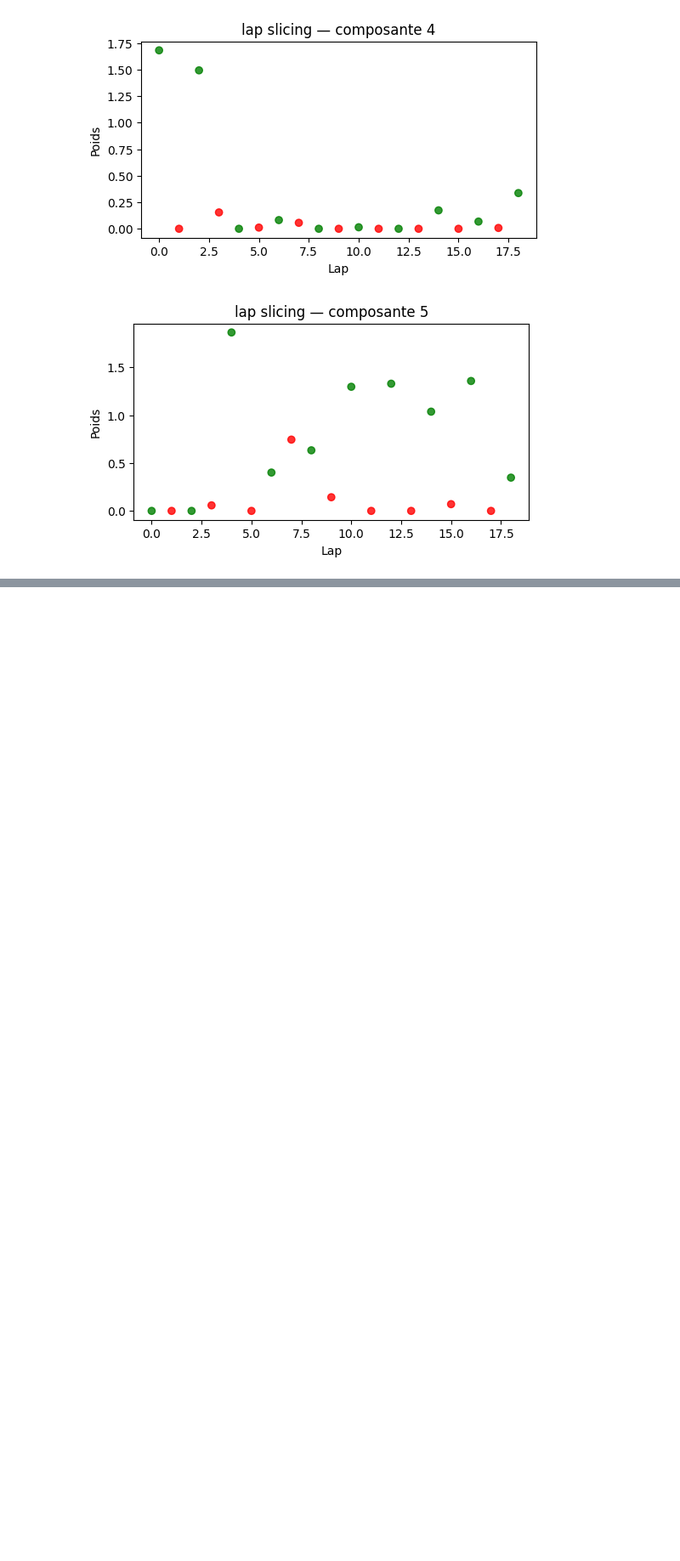
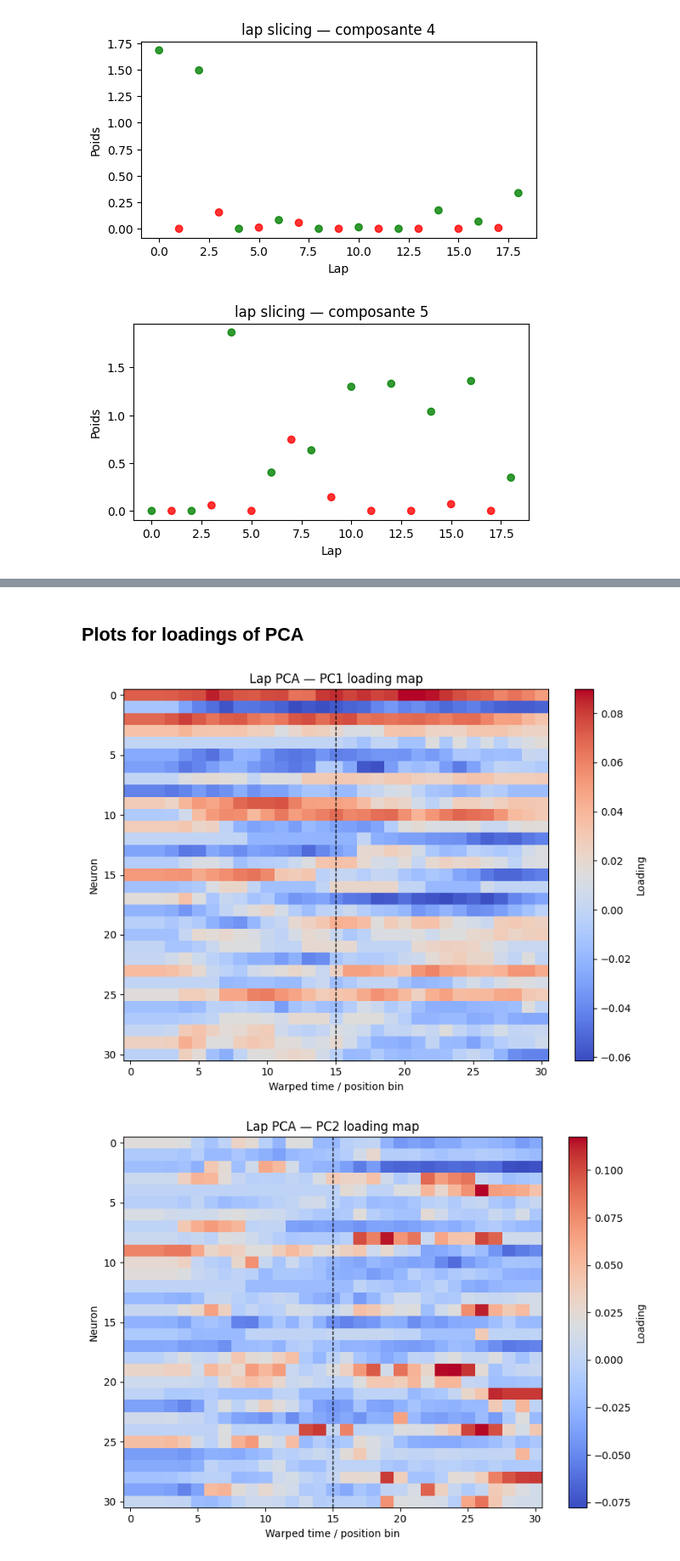
Before and after one commit to Clairaxe/Stage, a Jupyter notebook: projet/main/3_TimeWarp.ipynb, the cells around one changed output, grey strips where cells are left out. Shown at 85% size. Cells and saved outputs as stored; diff of their text form; code cells hidden in the pictures; blank space fills up the shorter version.

```diff
--- a/projet/main/3_TimeWarp.ipynb
+++ b/projet/main/3_TimeWarp.ipynb
@@ -1204,0 +1172,29 @@ Composante 5:
+# %% [markdown]
+## Plots for loadings of PCA
+# %%
+def plot_lap_pca_loading_map(pca, X, pc=0, title=None):
+    """
+    Plot the loading vector of one PC as a neurons x time map.
+    """
+    N, T, L = X.shape
+
+    loading = pca.components_[pc].reshape(N, T)
+
+    plt.figure(figsize=(8, 6))
+    plt.imshow(loading, aspect="auto", cmap="coolwarm")
+    plt.axvline(T // 2, color="black", linestyle="--", lw=1)
+    plt.xlabel("Warped time / position bin")
+    plt.ylabel("Neuron")
+    plt.colorbar(label="Loading")
+    if title is None:
+        title = f"Lap PCA — PC{pc+1} loading map"
+    plt.title(title)
+    plt.tight_layout()
+    plt.show()
+# %%
+plot_lap_pca_loading_map(pca_lap, X, pc=0)
+plot_lap_pca_loading_map(pca_lap, X, pc=1)
+plot_lap_pca_loading_map(pca_lap, X, pc=2)
+# %% [output]
+[figure, added]
+[figure, added]
```
Also changed, not shown: parts of 15 cells of this notebook, 14 other files.
